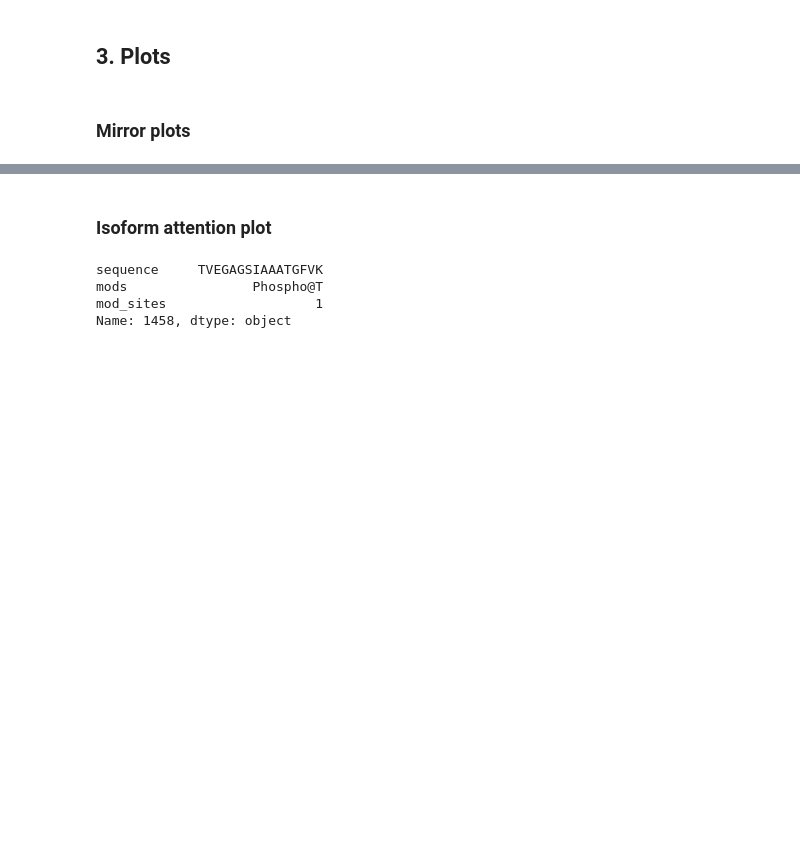
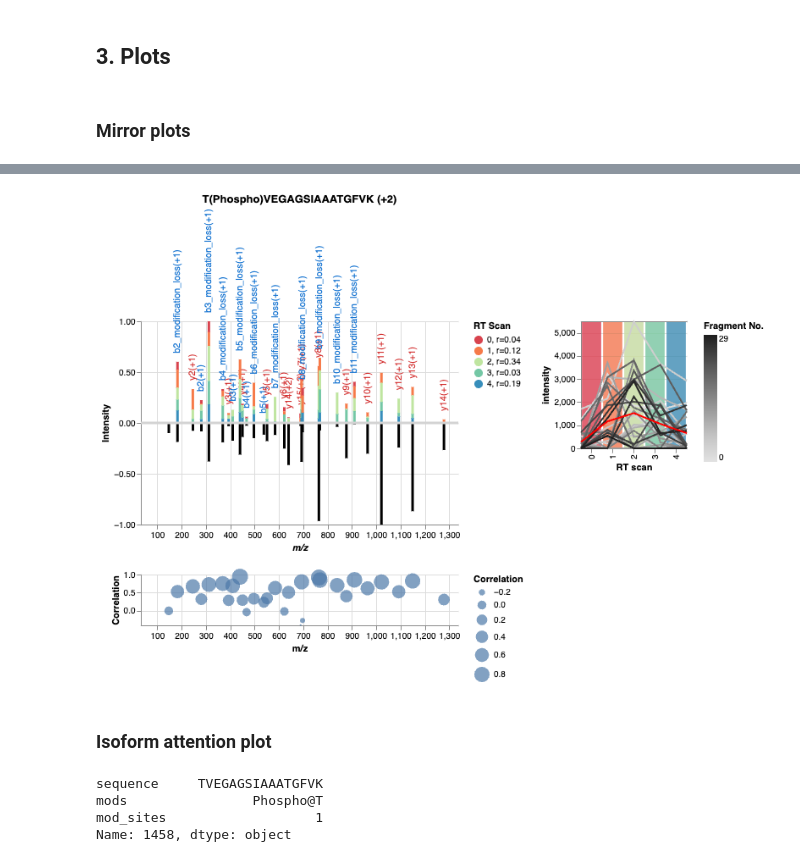
Before and after one commit to GeorgWa/alphadia-validate, a Jupyter notebook: notebooks/showcase_diann.ipynb, the cells around one changed output, grey strips where cells are left out. Drawn from its saved outputs; the diff is of its cells as text; code cells hidden in the pictures; blank space fills up the shorter version.

```diff
--- a/notebooks/showcase_diann.ipynb
+++ b/notebooks/showcase_diann.ipynb
@@ -81,6 +81,10 @@ mirror_w_xic_w_corrs(
 )
 # %% [output]
 [interactive output not drawn]
+# %%
+Image(filename="../misc/mirror_diann.png")
+# %% [output]
+[figure, added]
 # %% [markdown]
 ### Isoform attention plot
 # %%
```
Also changed, not shown: parts of 2 cells of this notebook, 4 other files.
